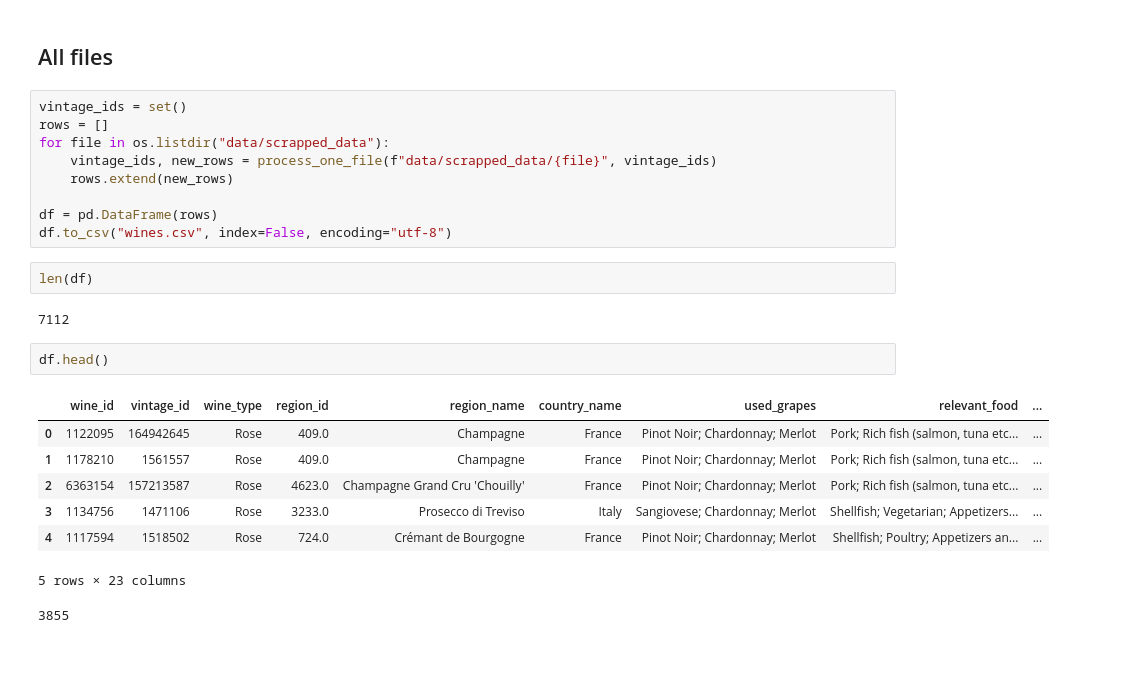
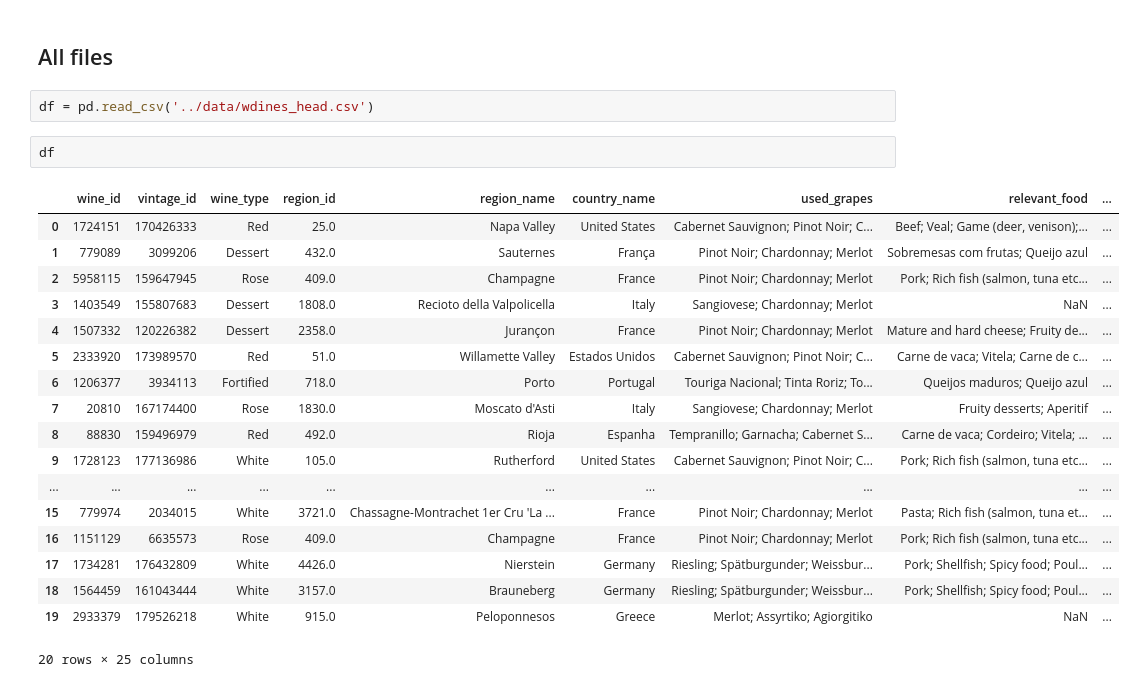
Before and after one commit to Stayermax/LLMzoomcamp_capstone_project, a Jupyter notebook: dataset_creation/data_scraper_notebook.ipynb, the cells around one changed output. Saved outputs shown, nothing was run; the diff lists cells and outputs as text; blank space fills up the shorter version.

```diff
--- a/dataset_creation/data_scraper_notebook.ipynb
+++ b/dataset_creation/data_scraper_notebook.ipynb
@@ -332,29 +332,26 @@ print(json.dumps(rows[0], indent=4))
 }
 # %% [markdown]
 ## All files
-# %%
-vintage_ids = set()
-rows = []
-for file in os.listdir("data/scrapped_data"):
-    vintage_ids, new_rows = process_one_file(f"data/scrapped_data/{file}", vintage_ids)
-    rows.extend(new_rows)
-
-df = pd.DataFrame(rows)
-df.to_csv("wines.csv", index=False, encoding="utf-8")
-# %%
-len(df)
-# %% [output]
-7112
-# %%
-df.head()
-# %% [output]
-|  | wine_id | vintage_id | wine_type | region_id | region_name | country_name | used_grapes | relevant_food | ... |
-| 0 | 1122095 | 164942645 | Rose | 409.0 | Champagne | France | Pinot Noir; Chardonnay; Merlot | Pork; Rich fish (salmon, tuna etc... | ... |
-| 1 | 1178210 | 1561557 | Rose | 409.0 | Champagne | France | Pinot Noir; Chardonnay; Merlot | Pork; Rich fish (salmon, tuna etc... | ... |
-| 2 | 6363154 | 157213587 | Rose | 4623.0 | Champagne Grand Cru 'Chouilly' | France | Pinot Noir; Chardonnay; Merlot | Pork; Rich fish (salmon, tuna etc... | ... |
-| 3 | 1134756 | 1471106 | Rose | 3233.0 | Prosecco di Treviso | Italy | Sangiovese; Chardonnay; Merlot | Shellfish; Vegetarian; Appetizers... | ... |
-| 4 | 1117594 | 1518502 | Rose | 724.0 | Crémant de Bourgogne | France | Pinot Noir; Chardonnay; Merlot | Shellfish; Poultry; Appetizers an... | ... |
-5 rows × 23 columns
 # %%
+df = pd.read_csv('../data/wdines_head.csv')
-# %% [output]
-3855
+# %%
+df
+# %% [output]
+|  | wine_id | vintage_id | wine_type | region_id | region_name | country_name | used_grapes | relevant_food | ... |
+| 0 | 1724151 | 170426333 | Red | 25.0 | Napa Valley | United States | Cabernet Sauvignon; Pinot Noir; C... | Beef; Veal; Game (deer, venison);... | ... |
+| 1 | 779089 | 3099206 | Dessert | 432.0 | Sauternes | França | Pinot Noir; Chardonnay; Merlot | Sobremesas com frutas; Queijo azul | ... |
+| 2 | 5958115 | 159647945 | Rose | 409.0 | Champagne | France | Pinot Noir; Chardonnay; Merlot | Pork; Rich fish (salmon, tuna etc... | ... |
+| 3 | 1403549 | 155807683 | Dessert | 1808.0 | Recioto della Valpolicella | Italy | Sangiovese; Chardonnay; Merlot | NaN | ... |
+| 4 | 1507332 | 120226382 | Dessert | 2358.0 | Jurançon | France | Pinot Noir; Chardonnay; Merlot | Mature and hard cheese; Fruity de... | ... |
+| 5 | 2333920 | 173989570 | Red | 51.0 | Willamette Valley | Estados Unidos | Cabernet Sauvignon; Pinot Noir; C... | Carne de vaca; Vitela; Carne de c... | ... |
+| 6 | 1206377 | 3934113 | Fortified | 718.0 | Porto | Portugal | Touriga Nacional; Tinta Roriz; To... | Queijos maduros; Queijo azul | ... |
+| 7 | 20810 | 167174400 | Rose | 1830.0 | Moscato d'Asti | Italy | Sangiovese; Chardonnay; Merlot | Fruity desserts; Aperitif | ... |
+| 8 | 88830 | 159496979 | Red | 492.0 | Rioja | Espanha | Tempranillo; Garnacha; Cabernet S... | Carne de vaca; Cordeiro; Vitela; ... | ... |
+| 9 | 1728123 | 177136986 | White | 105.0 | Rutherford | United States | Cabernet Sauvignon; Pinot Noir; C... | Pork; Rich fish (salmon, tuna etc... | ... |
+| ... | ... | ... | ... | ... | ... | ... | ... | ... | ... |
+| 15 | 779974 | 2034015 | White | 3721.0 | Chassagne-Montrachet 1er Cru 'La ... | France | Pinot Noir; Chardonnay; Merlot | Pasta; Rich fish (salmon, tuna et... | ... |
+| 16 | 1151129 | 6635573 | Rose | 409.0 | Champagne | France | Pinot Noir; Chardonnay; Merlot | Pork; Rich fish (salmon, tuna etc... | ... |
+| 17 | 1734281 | 176432809 | White | 4426.0 | Nierstein | Germany | Riesling; Spätburgunder; Weissbur... | Pork; Shellfish; Spicy food; Poul... | ... |
+| 18 | 1564459 | 161043444 | White | 3157.0 | Brauneberg | Germany | Riesling; Spätburgunder; Weissbur... | Pork; Shellfish; Spicy food; Poul... | ... |
+| 19 | 2933379 | 179526218 | White | 915.0 | Peloponnesos | Greece | Merlot; Assyrtiko; Agiorgitiko | NaN | ... |
+20 rows × 25 columns
```
Also changed, not shown: 2 other files.
